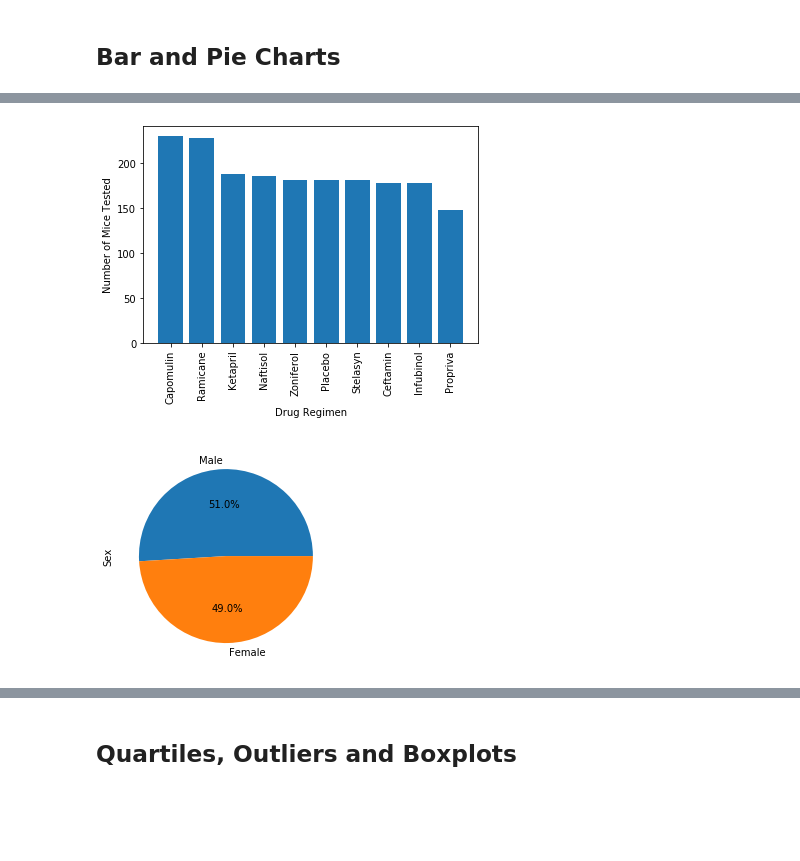
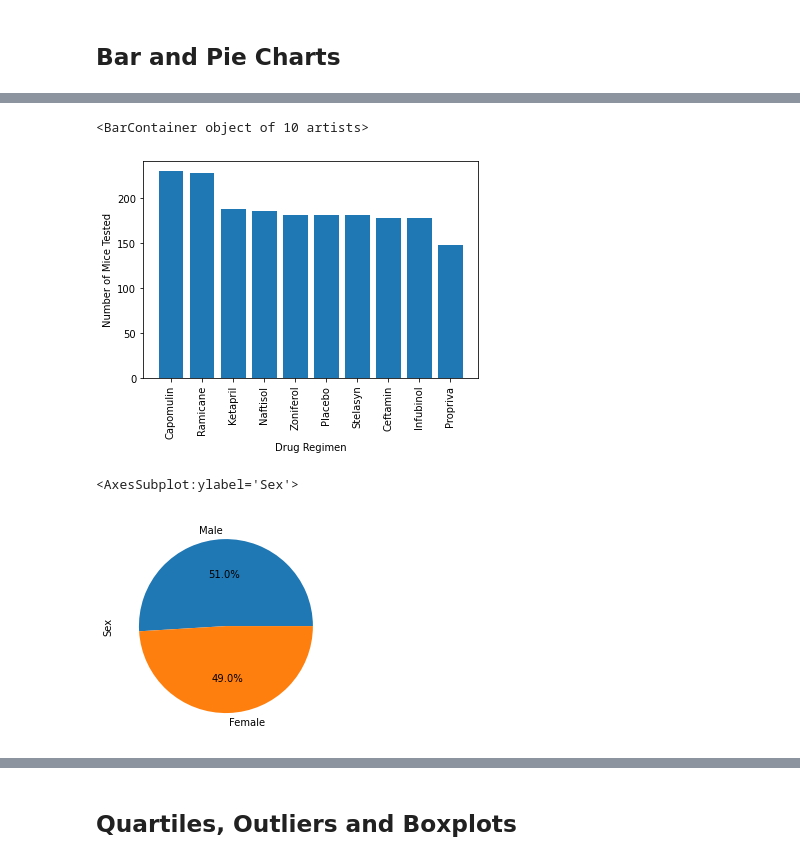
Before and after one commit to VincentGordon-Data-Analyst/matplotlib-challenge, a Jupyter notebook: Pymaceuticals/pymaceuticals_starter.ipynb, the cells around one changed output, grey strips where cells are left out. Drawn from its saved outputs; the diff is of its cells as text; code cells hidden in the pictures; blank space fills up the shorter version.

```diff
--- a/Pymaceuticals/pymaceuticals_starter.ipynb
+++ b/Pymaceuticals/pymaceuticals_starter.ipynb
@@ -150,8 +155,26 @@ clean_df.groupby("Drug Regimen")["Tumor Volume (mm3)"].agg(['mean', 'median', 'v
 # %%
 # Generate a bar plot showing the total number of timepoints for all mice tested for each drug regimen using pyplot.
+grouped_df = clean_df.groupby("Drug Regimen")["Timepoint"].count()
+grouped_df = grouped_df.sort_values(ascending=False)
+
+mouse_count = []
+for count in grouped_df:
+    mouse_count.append(count)
+
+drug_name = grouped_df.index
+
+plt.xticks(rotation=90)
+plt.xlabel("Drug Regimen")
+plt.ylabel("Number of Mice Tested")
+
+plt.bar(drug_name, mouse_count)
 # %% [output]
+<BarContainer object of 10 artists>
-[figure, old version]
+[figure, new version]
 # %%
 # Generate a pie plot showing the distribution of female versus male mice using Pandas
+gender_count_df = clean_df["Sex"].value_counts()
+gender_count_df.plot(kind="pie", autopct="%.1f%%")
 # %% [output]
+<AxesSubplot:ylabel='Sex'>
 [figure]
```
Also changed, not shown: parts of 4 cells of this notebook.
